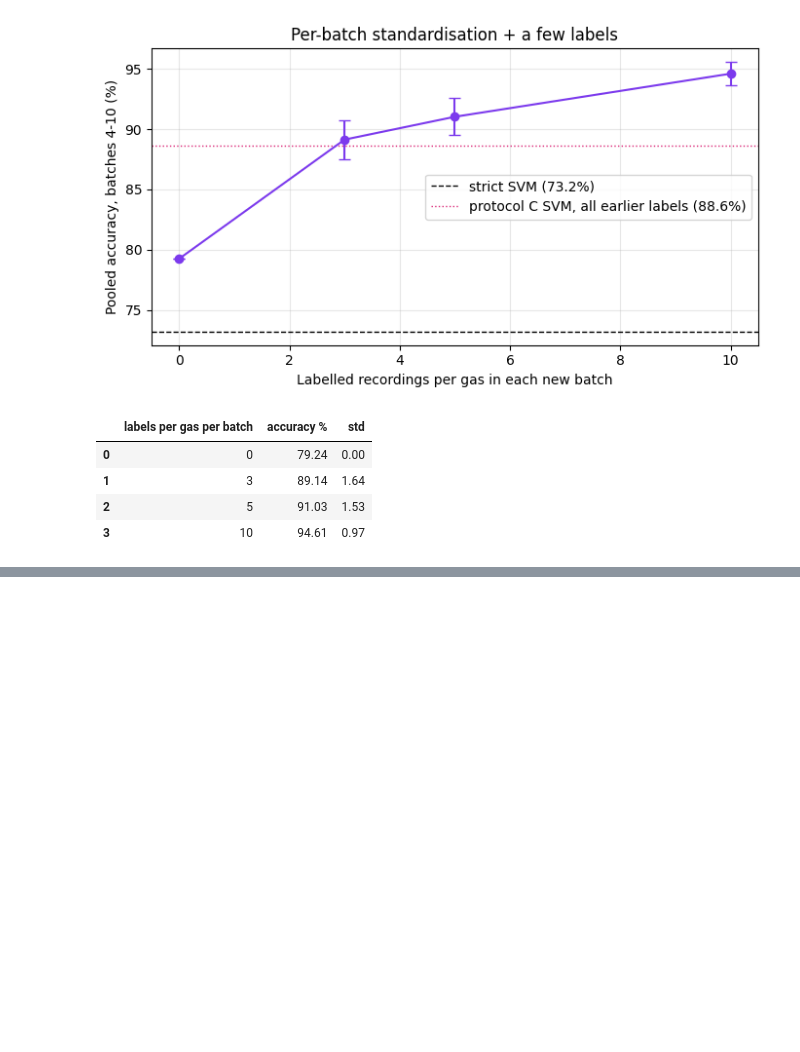
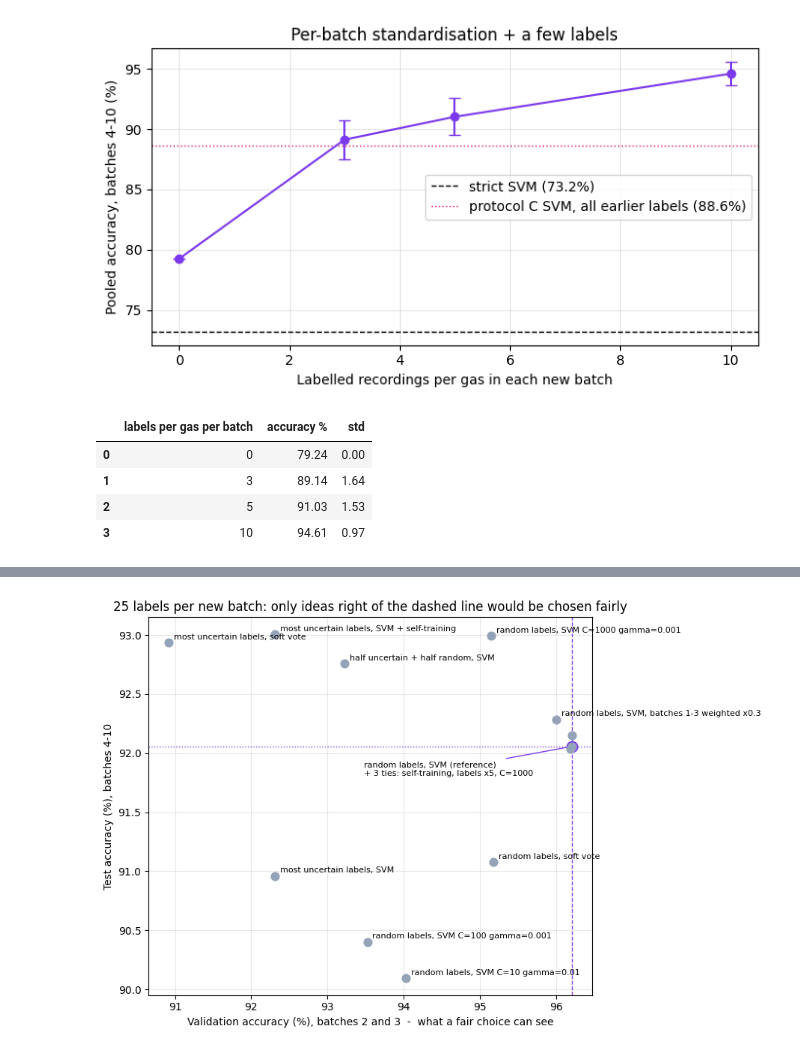
Before and after one commit to kirangautham-82899/Drift-Robust-Gas-Classification, a Jupyter notebook: notebooks/13_drift_adaptation.ipynb, the cells around one changed output, grey strips where cells are left out. Cells and saved outputs as stored; diff of their text form; code cells hidden in the pictures; blank space fills up the shorter version.

Commit message:
Test smarter ways to use 25 labels per batch (Step 13)

```diff
--- a/notebooks/13_drift_adaptation.ipynb
+++ b/notebooks/13_drift_adaptation.ipynb
@@ -182,0 +198,20 @@ curve.round(2)
+# %%
+lab = pd.read_csv("../results/step13_label_strategies.csv", keep_default_na=False)
+LAB_ORDER = list(lab["method"].drop_duplicates())
+lval = (lab[lab["split"] != "A"].groupby(["method", "seed"])["accuracy"].mean().groupby("method").mean() * 100)
+lA = lab[lab["split"] == "A"]
+lp = lA[lA["test_batch"] == "pooled"].groupby("method")
+labels = pd.DataFrame({
+    "validation accuracy %": lval,
+    "test accuracy %": lp["accuracy"].mean() * 100,
+    "test std (points)": (lp["accuracy"].std(ddof=1) * 100).fillna(0.0),
+    "batch 8 accuracy %": lA[lA["test_batch"] == "8"].groupby("method")["accuracy"].mean() * 100,
+    "batch 10 accuracy %": lA[lA["test_batch"] == "10"].groupby("method")["accuracy"].mean() * 100,
+    "seeds": lp["seed"].nunique(),
+}).loc[LAB_ORDER]
+ref_l = labels.loc["random labels, SVM"]
+labels["validation change (points)"] = labels["validation accuracy %"] - ref_l["validation accuracy %"]
+labels["test change (points)"] = labels["test accuracy %"] - ref_l["test accuracy %"]
+labels["fair improvement"] = labels["validation change (points)"] > 0.05   # ties (within 0.05) do not count
+labels.to_csv("../results/step13_label_strategies_summary.csv")   # unrounded, so tables can round once
+labels.round(2)
@@ -182,0 +234,25 @@ curve.round(2)
+# %%
+fig, ax = plt.subplots(figsize=(9, 6))
+for m, r in labels.iterrows():
+    ref_point = m == "random labels, SVM"
+    ax.scatter(r["validation accuracy %"], r["test accuracy %"], s=110 if ref_point else 60, zorder=3,
+               color="#7c3aed" if ref_point else ("#0d9488" if r["fair improvement"] else "#94a3b8"))
+    tie = abs(r["validation change (points)"]) <= 0.05 and abs(r["test change (points)"]) < 0.2
+    if ref_point:
+        n_ties = int(sum(abs(labels["validation change (points)"]) <= 0.05) - 1)
+        ax.annotate(f"random labels, SVM (reference)\n+ {n_ties} ties: self-training, labels x5, C=1000",
+                    (r["validation accuracy %"], r["test accuracy %"]), fontsize=8, xytext=(-200, -28),
+                    textcoords="offset points", arrowprops={"arrowstyle": "-", "color": "#7c3aed"})
+    elif not tie:
+        ax.annotate(m, (r["validation accuracy %"], r["test accuracy %"]), fontsize=8, xytext=(5, 3), textcoords="offset points")
+ax.axvline(ref_l["validation accuracy %"], color="#7c3aed", ls="--", lw=1)
+ax.axhline(ref_l["test accuracy %"], color="#7c3aed", ls=":", lw=1)
+ax.set_xlabel("Validation accuracy (%), batches 2 and 3  -  what a fair choice can see")
+ax.set_ylabel("Test accuracy (%), batches 4-10")
+ax.set_title("25 labels per new batch: only ideas right of the dashed line would be chosen fairly")
+ax.grid(alpha=0.3)
+plt.tight_layout()
+plt.savefig("../results/step13_label_strategies.png", dpi=150)
+plt.show()
+# %% [output]
+[figure, added]
```
Also changed, not shown: parts of 4 cells of this notebook, 8 other files.
